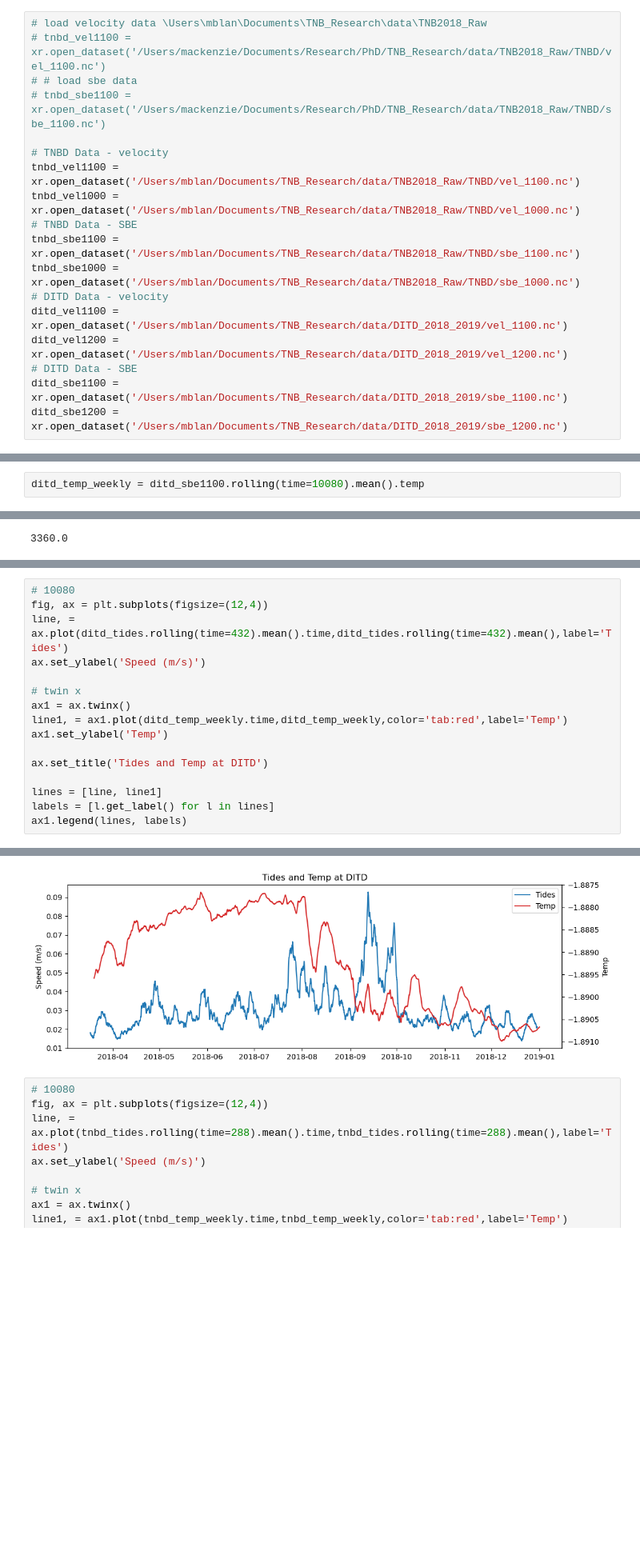
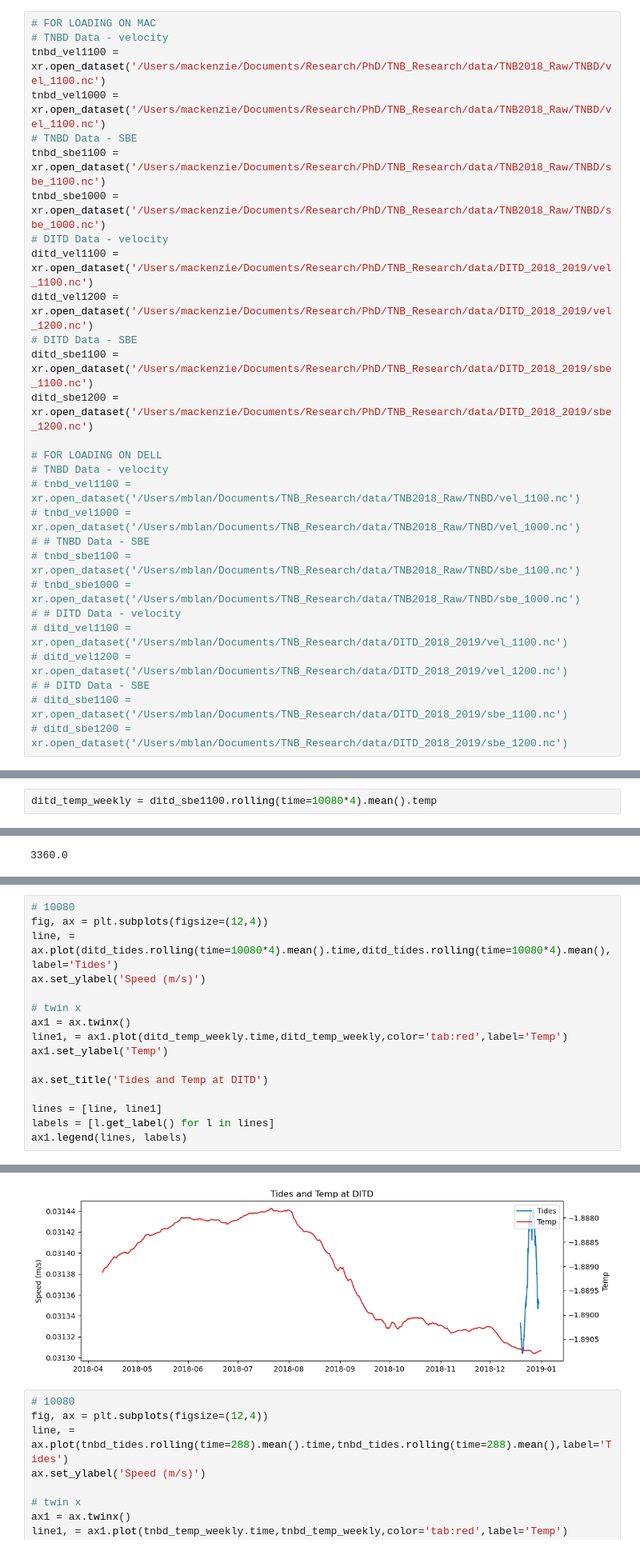
Before and after one commit to MackenzieBlanusa/TNB_tools, a Jupyter notebook: momentum_balance/Tidal_Influnence.ipynb, the cells around one changed output, grey strips where cells are left out. Shown at 80% size. Cells and saved outputs as stored; diff of their text form; blank space fills up the shorter version.

Commit message:
added some plots

```diff
--- a/momentum_balance/Tidal_Influnence.ipynb
+++ b/momentum_balance/Tidal_Influnence.ipynb
@@ -10,23 +10,33 @@ import scipy
 from scipy.signal import windows
 import numpy as np
 # %%
-# load velocity data \Users\mblan\Documents\TNB_Research\data\TNB2018_Raw
-# tnbd_vel1100 = xr.open_dataset('/Users/mackenzie/Documents/Research/PhD/TNB_Research/data/TNB2018_Raw/TNBD/vel_1100.nc')
-# # load sbe data
-# tnbd_sbe1100 = xr.open_dataset('/Users/mackenzie/Documents/Research/PhD/TNB_Research/data/TNB2018_Raw/TNBD/sbe_1100.nc')
+# FOR LOADING ON MAC
+# TNBD Data - velocity
+tnbd_vel1100 = xr.open_dataset('/Users/mackenzie/Documents/Research/PhD/TNB_Research/data/TNB2018_Raw/TNBD/vel_1100.nc')
+tnbd_vel1000 = xr.open_dataset('/Users/mackenzie/Documents/Research/PhD/TNB_Research/data/TNB2018_Raw/TNBD/vel_1100.nc')
+# TNBD Data - SBE
+tnbd_sbe1100 = xr.open_dataset('/Users/mackenzie/Documents/Research/PhD/TNB_Research/data/TNB2018_Raw/TNBD/sbe_1100.nc')
+tnbd_sbe1000 = xr.open_dataset('/Users/mackenzie/Documents/Research/PhD/TNB_Research/data/TNB2018_Raw/TNBD/sbe_1000.nc')
+# DITD Data - velocity
+ditd_vel1100 = xr.open_dataset('/Users/mackenzie/Documents/Research/PhD/TNB_Research/data/DITD_2018_2019/vel_1100.nc')
+ditd_vel1200 = xr.open_dataset('/Users/mackenzie/Documents/Research/PhD/TNB_Research/data/DITD_2018_2019/vel_1200.nc')
+# DITD Data - SBE
+ditd_sbe1100 = xr.open_dataset('/Users/mackenzie/Documents/Research/PhD/TNB_Research/data/DITD_2018_2019/sbe_1100.nc')
+ditd_sbe1200 = xr.open_dataset('/Users/mackenzie/Documents/Research/PhD/TNB_Research/data/DITD_2018_2019/sbe_1200.nc')
 
+# FOR LOADING ON DELL
 # TNBD Data - velocity
-tnbd_vel1100 = xr.open_dataset('/Users/mblan/Documents/TNB_Research/data/TNB2018_Raw/TNBD/vel_1100.nc')
-tnbd_vel1000 = xr.open_dataset('/Users/mblan/Documents/TNB_Research/data/TNB2018_Raw/TNBD/vel_1000.nc')
-# TNBD Data - SBE
-tnbd_sbe1100 = xr.open_dataset('/Users/mblan/Documents/TNB_Research/data/TNB2018_Raw/TNBD/sbe_1100.nc')
-tnbd_sbe1000 = xr.open_dataset('/Users/mblan/Documents/TNB_Research/data/TNB2018_Raw/TNBD/sbe_1000.nc')
-# DITD Data - velocity
-ditd_vel1100 = xr.open_dataset('/Users/mblan/Documents/TNB_Research/data/DITD_2018_2019/vel_1100.nc')
-ditd_vel1200 = xr.open_dataset('/Users/mblan/Documents/TNB_Research/data/DITD_2018_2019/vel_1200.nc')
-# DITD Data - SBE
-ditd_sbe1100 = xr.open_dataset('/Users/mblan/Documents/TNB_Research/data/DITD_2018_2019/sbe_1100.nc')
-ditd_sbe1200 = xr.open_dataset('/Users/mblan/Documents/TNB_Research/data/DITD_2018_2019/sbe_1200.nc')
+# tnbd_vel1100 = xr.open_dataset('/Users/mblan/Documents/TNB_Research/data/TNB2018_Raw/TNBD/vel_1100.nc')
+# tnbd_vel1000 = xr.open_dataset('/Users/mblan/Documents/TNB_Research/data/TNB2018_Raw/TNBD/vel_1000.nc')
+# # TNBD Data - SBE
+# tnbd_sbe1100 = xr.open_dataset('/Users/mblan/Documents/TNB_Research/data/TNB2018_Raw/TNBD/sbe_1100.nc')
+# tnbd_sbe1000 = xr.open_dataset('/Users/mblan/Documents/TNB_Research/data/TNB2018_Raw/TNBD/sbe_1000.nc')
+# # DITD Data - velocity
+# ditd_vel1100 = xr.open_dataset('/Users/mblan/Documents/TNB_Research/data/DITD_2018_2019/vel_1100.nc')
+# ditd_vel1200 = xr.open_dataset('/Users/mblan/Documents/TNB_Research/data/DITD_2018_2019/vel_1200.nc')
+# # DITD Data - SBE
+# ditd_sbe1100 = xr.open_dataset('/Users/mblan/Documents/TNB_Research/data/DITD_2018_2019/sbe_1100.nc')
+# ditd_sbe1200 = xr.open_dataset('/Users/mblan/Documents/TNB_Research/data/DITD_2018_2019/sbe_1200.nc')
 # %%
 # plot a time series of the velocity data
 fig = plt.figure(figsize=(12,12),constrained_layout=True)
@@ -491,5 +486,5 @@ Data variables:
 # %%
-ditd_temp_weekly = ditd_sbe1100.rolling(time=10080).mean().temp
+ditd_temp_weekly = ditd_sbe1100.rolling(time=10080*4).mean().temp
 # %%
 10080/3
 # %% [output]
@@ -499,22 +506,22 @@ tnbd_temp_weekly = tnbd_sbe1100.rolling(time=3360).mean().temp
 # %%
 # 10080
 fig, ax = plt.subplots(figsize=(12,4))
-line, = ax.plot(ditd_tides.rolling(time=432).mean().time,ditd_tides.rolling(time=432).mean(),label='Tides')
+line, = ax.plot(ditd_tides.rolling(time=10080*4).mean().time,ditd_tides.rolling(time=10080*4).mean(),label='Tides')
 ax.set_ylabel('Speed (m/s)')
 
 # twin x
 ax1 = ax.twinx()
 line1, = ax1.plot(ditd_temp_weekly.time,ditd_temp_weekly,color='tab:red',label='Temp')
 ax1.set_ylabel('Temp')
 
 ax.set_title('Tides and Temp at DITD')
 
 lines = [line, line1]
 labels = [l.get_label() for l in lines]
 ax1.legend(lines, labels)
 # %% [output]
 <matplotlib.legend.Legend at 0x...>
-[figure, old version]
+[figure, new version]
 # %%
 # 10080
 fig, ax = plt.subplots(figsize=(12,4))
```
Also changed, not shown: parts of 14 cells of this notebook.
